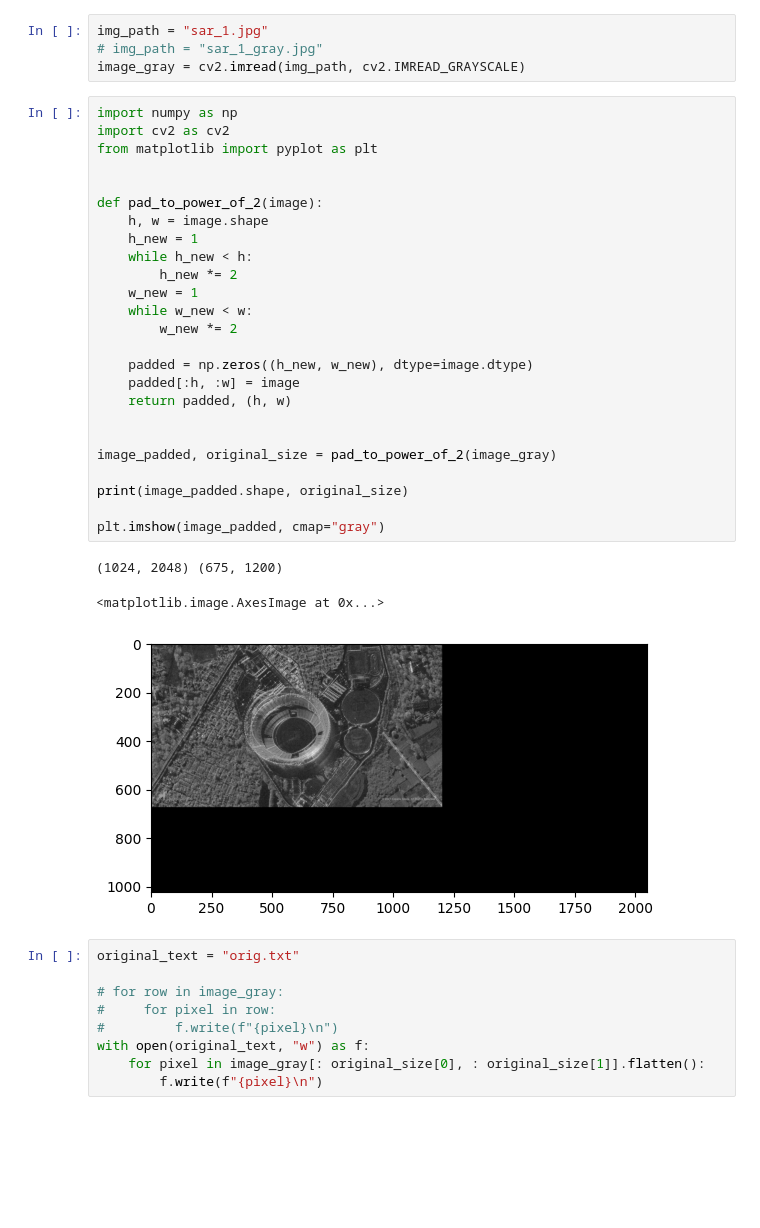
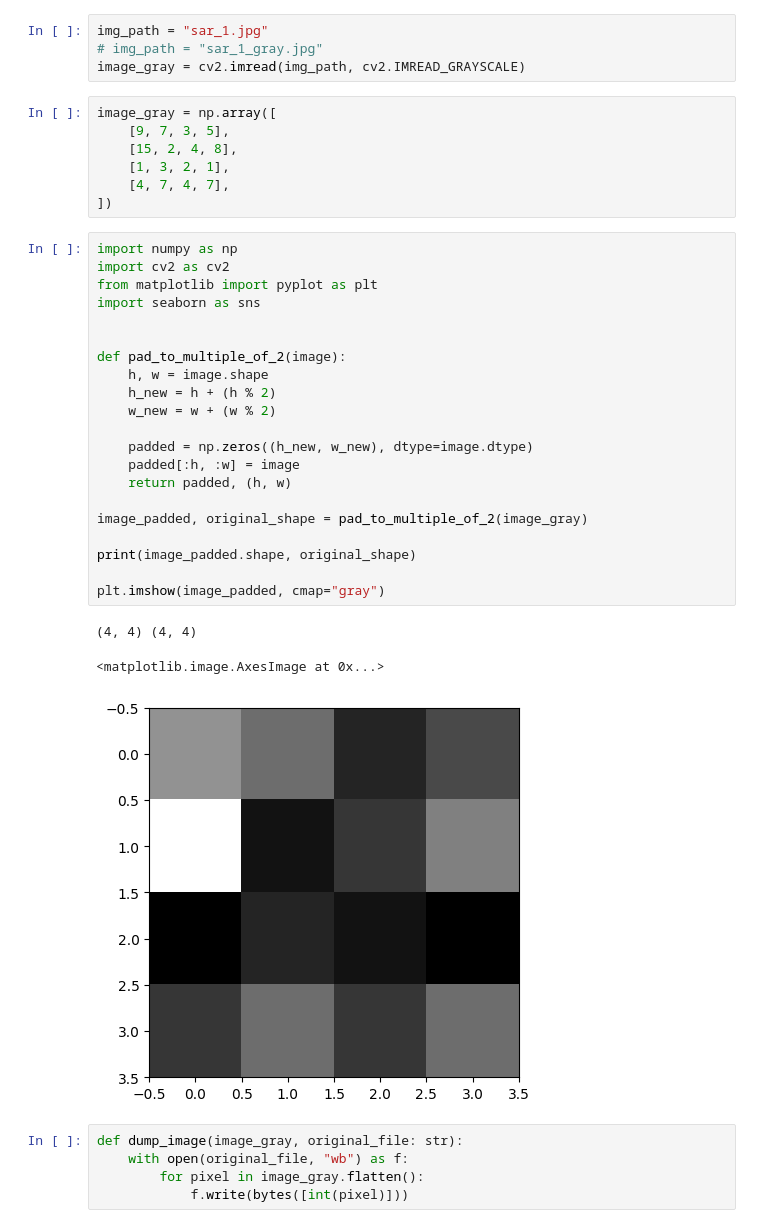
Before and after one commit to AveZorgen/2d-graphics, a Jupyter notebook: haar.ipynb, the cells around one changed output. Drawn from its saved outputs; the diff is of its cells as text; blank space fills up the shorter version.

```diff
--- a/haar.ipynb
+++ b/haar.ipynb
@@ -6,42 +6,41 @@ import os
 img_path = "sar_1.jpg"
 # img_path = "sar_1_gray.jpg"
 image_gray = cv2.imread(img_path, cv2.IMREAD_GRAYSCALE)
+# %%
+image_gray = np.array([
+    [9, 7, 3, 5],
+    [15, 2, 4, 8],
+    [1, 3, 2, 1],
+    [4, 7, 4, 7],
+])
 # %%
 import numpy as np
 import cv2 as cv2
 from matplotlib import pyplot as plt
+import seaborn as sns
 
 
-def pad_to_power_of_2(image):
+def pad_to_multiple_of_2(image):
     h, w = image.shape
-    h_new = 1
-    while h_new < h:
-        h_new *= 2
-    w_new = 1
-    while w_new < w:
-        w_new *= 2
+    h_new = h + (h % 2)
+    w_new = w + (w % 2)
 
     padded = np.zeros((h_new, w_new), dtype=image.dtype)
     padded[:h, :w] = image
     return padded, (h, w)
 
+image_padded, original_shape = pad_to_multiple_of_2(image_gray)
 
-image_padded, original_size = pad_to_power_of_2(image_gray)
-
-print(image_padded.shape, original_size)
+print(image_padded.shape, original_shape)
 
 plt.imshow(image_padded, cmap="gray")
 # %% [output]
-(1024, 2048) (675, 1200)
+(4, 4) (4, 4)
 <matplotlib.image.AxesImage at 0x...>
-[figure, old version]
+[figure, new version]
 # %%
-original_text = "orig.txt"
-
-# for row in image_gray:
-#     for pixel in row:
-#         f.write(f"{pixel}\n")
-with open(original_text, "w") as f:
-    for pixel in image_gray[: original_size[0], : original_size[1]].flatten():
-        f.write(f"{pixel}\n")
+def dump_image(image_gray, original_file: str):
+    with open(original_file, "wb") as f:
+        for pixel in image_gray.flatten():
+            f.write(bytes([int(pixel)]))
 # %%
```
Also changed, not shown: parts of 28 cells of this notebook.
